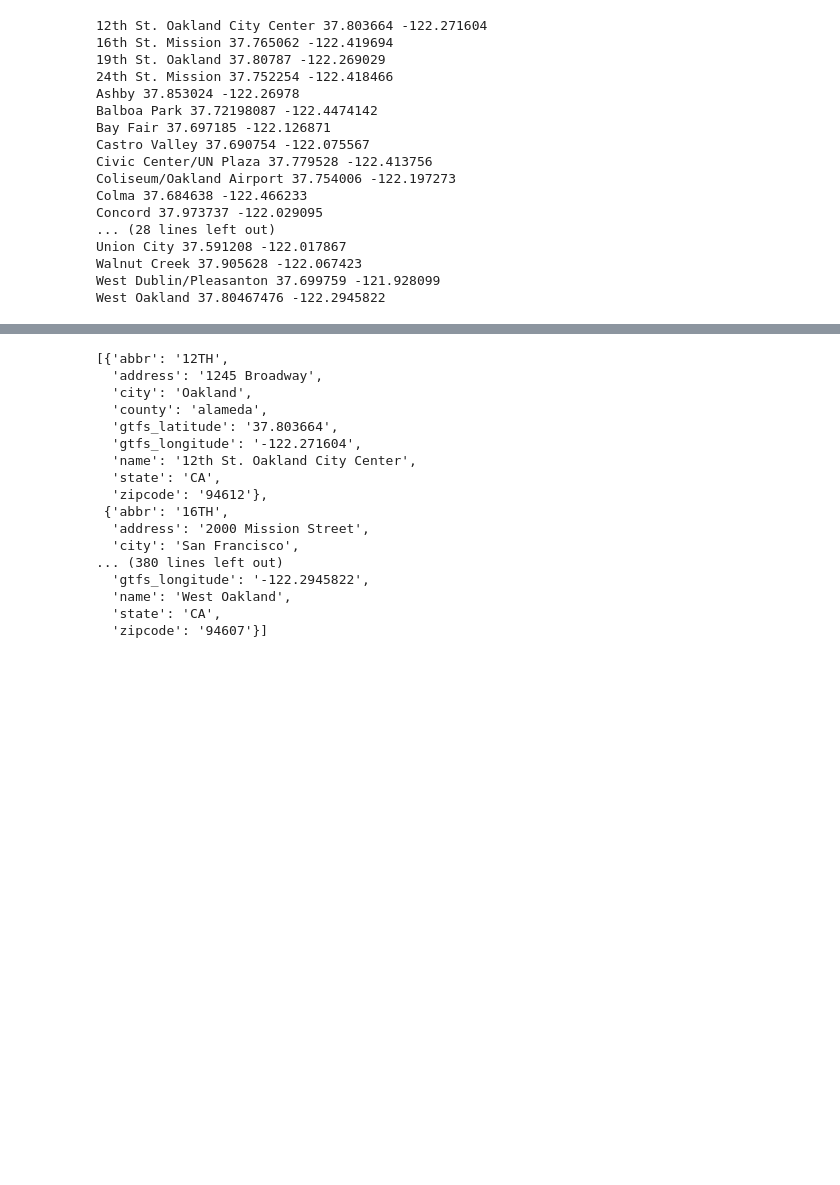
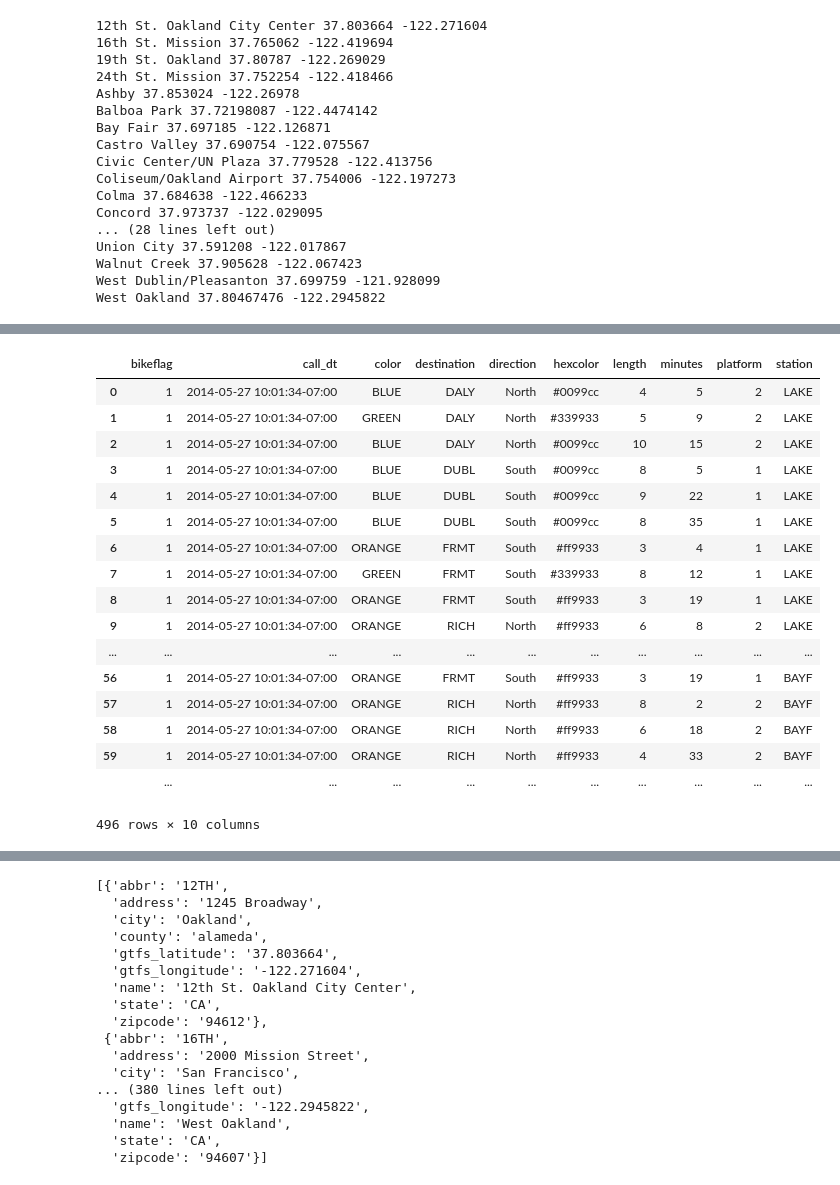
Before and after one commit to rdhyee/consuming-apis-with-python, a Jupyter notebook: BART.ipynb, the cells around one changed output, grey strips where cells are left out. Saved outputs shown, nothing was run; the diff lists cells and outputs as text; code cells hidden in the pictures; blank space fills up the shorter version.

```diff
--- a/BART.ipynb
+++ b/BART.ipynb
@@ -33,6 +44,5 @@ fun to look at [Ridership Reports | bart.gov](http://www.bart.gov/about/reports/
 # %%
-#ETD
-# [BART - API Documentation, Real-Time](http://api.bart.gov/docs/etd/etd.aspx)
+# setting up the API Key
 
 import requests
 import urllib
@@ -45,14 +55,3 @@ try:
     from settings import BART_API_KEY
 except:
     BART_API_KEY = "MW9S-E7SL-26DU-VV8V"
-
-
-def etd(orig, key=BART_API_KEY):
-    url = "http://api.bart.gov/api/etd.aspx?" +  \
-            urllib.urlencode({'cmd':'etd',
-                              'orig':orig,
-                              'key':key})
-    print url
-
-    r = requests.get(url)
-    return r.content
@@ -311,0 +261,28 @@ Problem is that it's written for Python 3.x
+# %%
+# we can get ETA for all stations
+
+from pandas import DataFrame
+import pandas as pd
+import numpy as np
+
+df = DataFrame(etd('all'))
+df
+# %% [output]
+|  | bikeflag | call_dt | color | destination | direction | hexcolor | length | minutes | platform | station |
+| 0 | 1 | 2014-05-27 10:01:34-07:00 | BLUE | DALY | North | #0099cc | 4 | 5 | 2 | LAKE |
+| 1 | 1 | 2014-05-27 10:01:34-07:00 | GREEN | DALY | North | #339933 | 5 | 9 | 2 | LAKE |
+| 2 | 1 | 2014-05-27 10:01:34-07:00 | BLUE | DALY | North | #0099cc | 10 | 15 | 2 | LAKE |
+| 3 | 1 | 2014-05-27 10:01:34-07:00 | BLUE | DUBL | South | #0099cc | 8 | 5 | 1 | LAKE |
+| 4 | 1 | 2014-05-27 10:01:34-07:00 | BLUE | DUBL | South | #0099cc | 9 | 22 | 1 | LAKE |
+| 5 | 1 | 2014-05-27 10:01:34-07:00 | BLUE | DUBL | South | #0099cc | 8 | 35 | 1 | LAKE |
+| 6 | 1 | 2014-05-27 10:01:34-07:00 | ORANGE | FRMT | South | #ff9933 | 3 | 4 | 1 | LAKE |
+| 7 | 1 | 2014-05-27 10:01:34-07:00 | GREEN | FRMT | South | #339933 | 8 | 12 | 1 | LAKE |
+| 8 | 1 | 2014-05-27 10:01:34-07:00 | ORANGE | FRMT | South | #ff9933 | 3 | 19 | 1 | LAKE |
+| 9 | 1 | 2014-05-27 10:01:34-07:00 | ORANGE | RICH | North | #ff9933 | 6 | 8 | 2 | LAKE |
+| ... | ... | ... | ... | ... | ... | ... | ... | ... | ... | ... |
+| 56 | 1 | 2014-05-27 10:01:34-07:00 | ORANGE | FRMT | South | #ff9933 | 3 | 19 | 1 | BAYF |
+| 57 | 1 | 2014-05-27 10:01:34-07:00 | ORANGE | RICH | North | #ff9933 | 8 | 2 | 2 | BAYF |
+| 58 | 1 | 2014-05-27 10:01:34-07:00 | ORANGE | RICH | North | #ff9933 | 6 | 18 | 2 | BAYF |
+| 59 | 1 | 2014-05-27 10:01:34-07:00 | ORANGE | RICH | North | #ff9933 | 4 | 33 | 2 | BAYF |
+|  | ... | ... | ... | ... | ... | ... | ... | ... | ... | ... |
+496 rows × 10 columns
```
Also changed, not shown: parts of 70 cells of this notebook, 13 other files.
